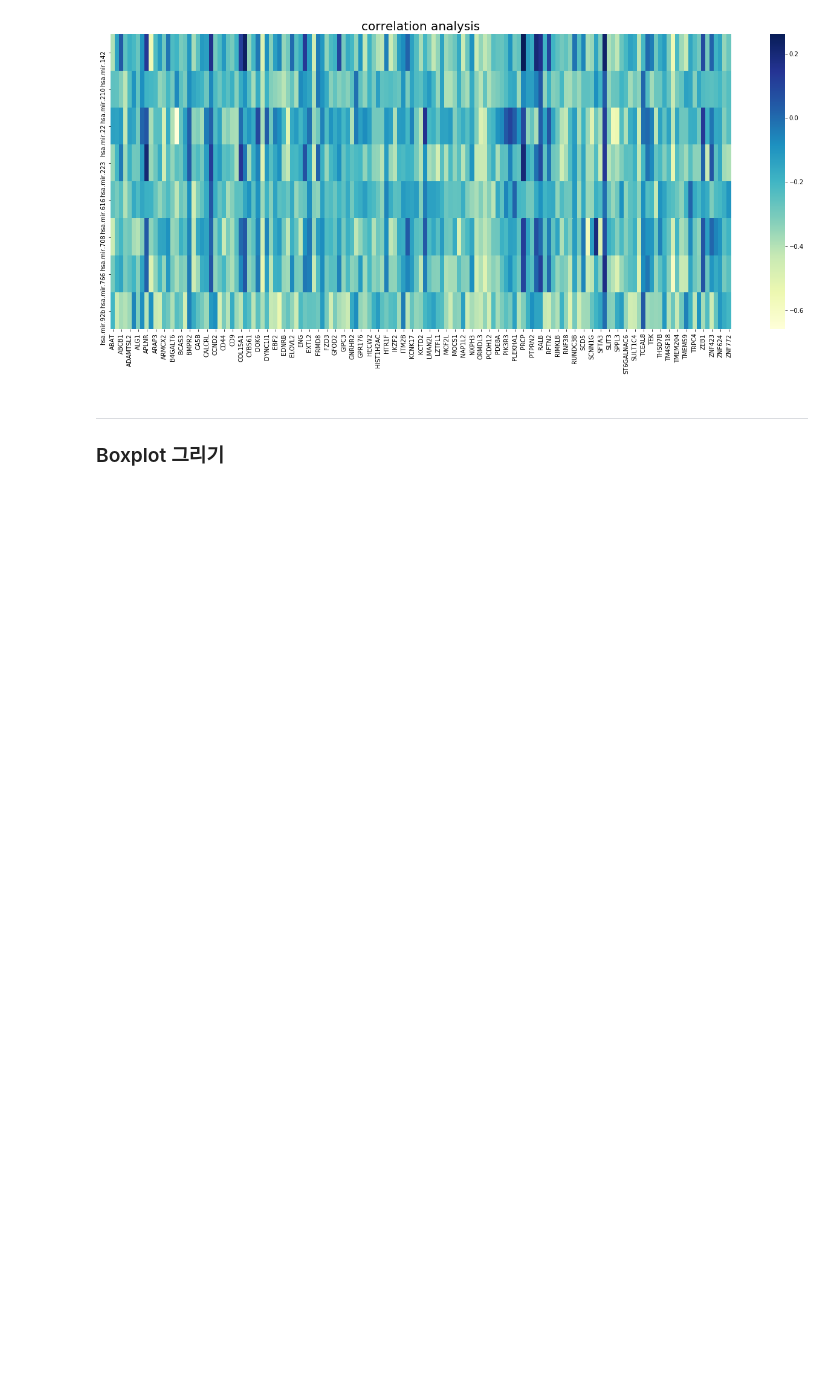
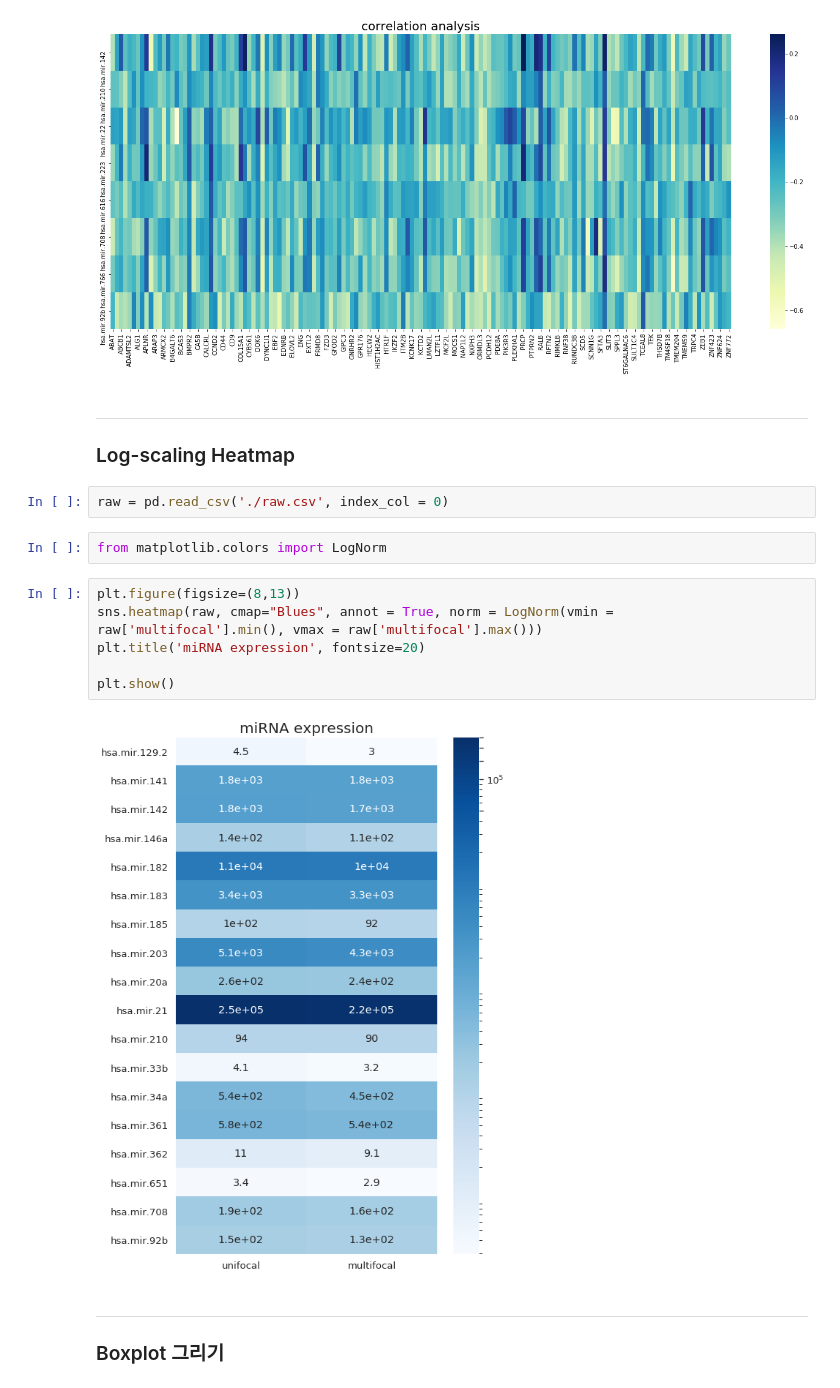
Before and after one commit to boringariel/python, a Jupyter notebook: visualization/3. Seaborn visualization.ipynb, the cells around one changed output. Cells and saved outputs as stored; diff of their text form; blank space fills up the shorter version.

```diff
--- a/visualization/3. Seaborn visualization.ipynb
+++ b/visualization/3. Seaborn visualization.ipynb
@@ -31,6 +31,21 @@ plt.title('correlation analysis', fontsize=20)
 plt.show()
 # %% [output]
 [figure]
+# %% [markdown]
+---
+### Log-scaling Heatmap
+# %%
+raw = pd.read_csv('./raw.csv', index_col = 0)
+# %%
+from matplotlib.colors import LogNorm
+# %%
+plt.figure(figsize=(8,13))
+sns.heatmap(raw, cmap="Blues", annot = True, norm = LogNorm(vmin = raw['multifocal'].min(), vmax = raw['multifocal'].max()))
+plt.title('miRNA expression', fontsize=20)
+
+plt.show()
+# %% [output]
+[figure, added]
 # %% [markdown]
 ---
 ### Boxplot 그리기
```
Also changed, not shown: parts of 3 cells of this notebook.
